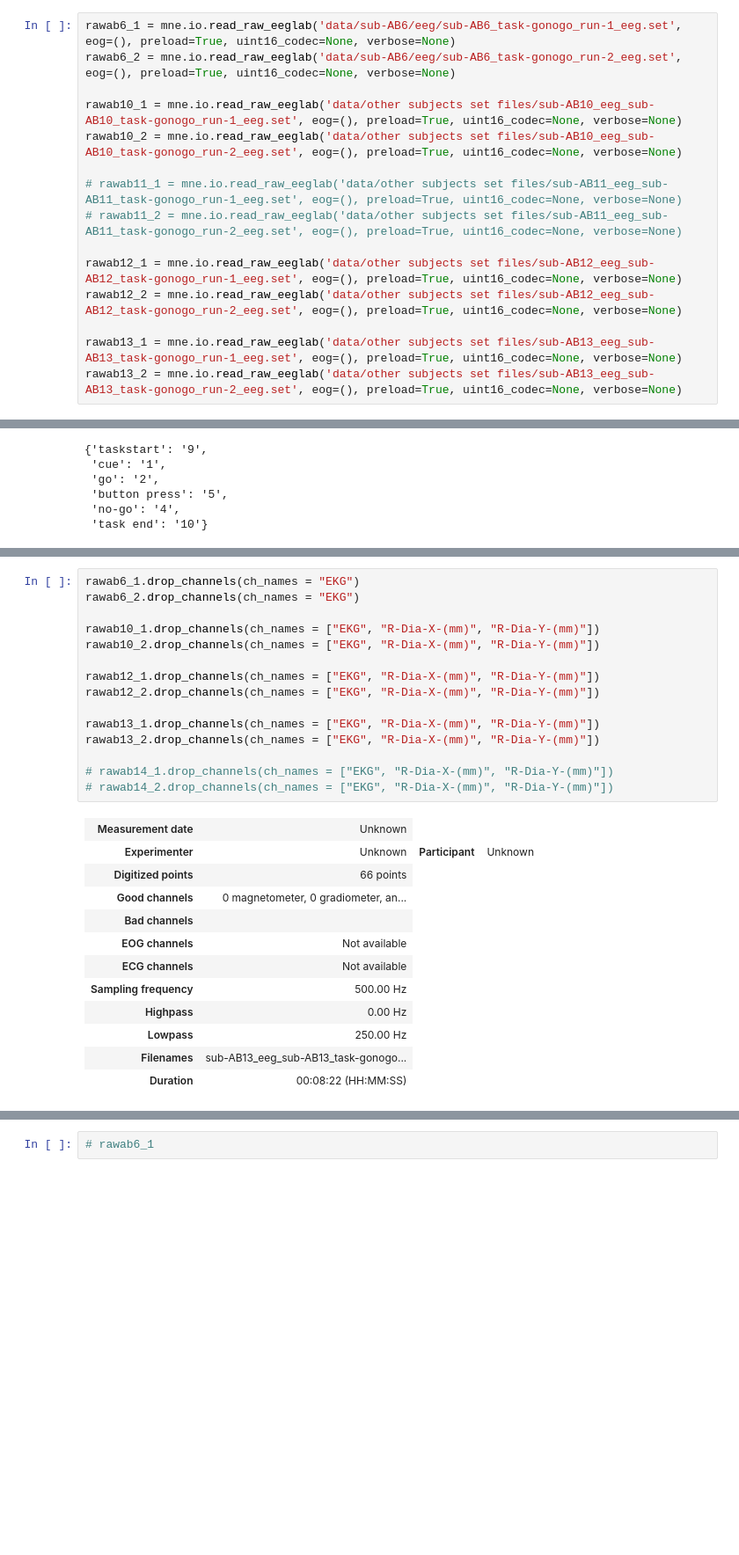
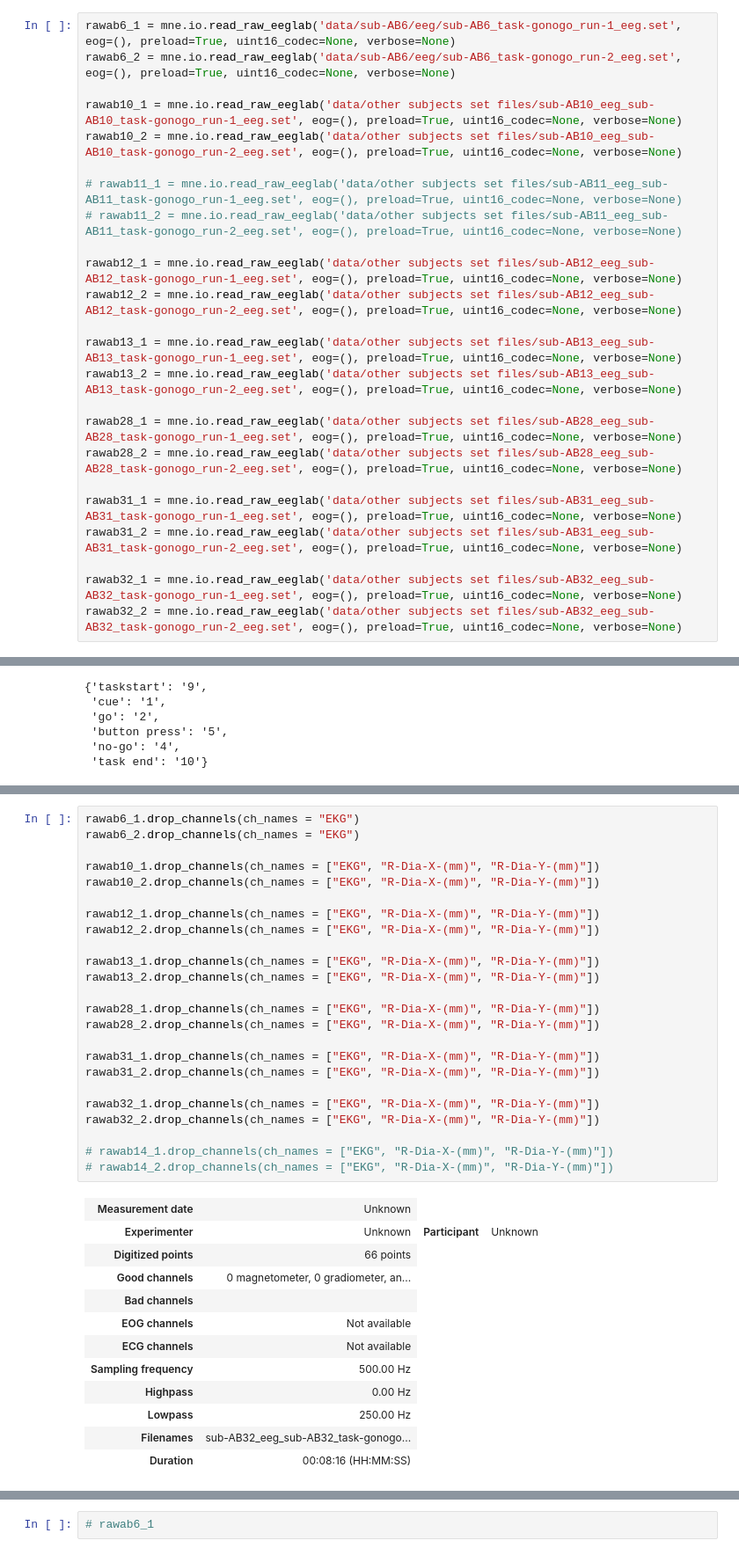
Before and after one commit to Arush0113/EEG_Pipeline, a Jupyter notebook: team02/Raw Code Implementation/Implementing_raw_code.ipynb, the cells around one changed output, grey strips where cells are left out. Shown at 88% size. Cells and saved outputs as stored; diff of their text form; blank space fills up the shorter version.

```diff
--- a/team02/Raw Code Implementation/Implementing_raw_code.ipynb
+++ b/team02/Raw Code Implementation/Implementing_raw_code.ipynb
@@ -61,6 +62,15 @@ rawab12_2 = mne.io.read_raw_eeglab('data/other subjects set files/sub-AB12_eeg_s
 
 rawab13_1 = mne.io.read_raw_eeglab('data/other subjects set files/sub-AB13_eeg_sub-AB13_task-gonogo_run-1_eeg.set', eog=(), preload=True, uint16_codec=None, verbose=None)
 rawab13_2 = mne.io.read_raw_eeglab('data/other subjects set files/sub-AB13_eeg_sub-AB13_task-gonogo_run-2_eeg.set', eog=(), preload=True, uint16_codec=None, verbose=None)
+
+rawab28_1 = mne.io.read_raw_eeglab('data/other subjects set files/sub-AB28_eeg_sub-AB28_task-gonogo_run-1_eeg.set', eog=(), preload=True, uint16_codec=None, verbose=None)
+rawab28_2 = mne.io.read_raw_eeglab('data/other subjects set files/sub-AB28_eeg_sub-AB28_task-gonogo_run-2_eeg.set', eog=(), preload=True, uint16_codec=None, verbose=None)
+
+rawab31_1 = mne.io.read_raw_eeglab('data/other subjects set files/sub-AB31_eeg_sub-AB31_task-gonogo_run-1_eeg.set', eog=(), preload=True, uint16_codec=None, verbose=None)
+rawab31_2 = mne.io.read_raw_eeglab('data/other subjects set files/sub-AB31_eeg_sub-AB31_task-gonogo_run-2_eeg.set', eog=(), preload=True, uint16_codec=None, verbose=None)
+
+rawab32_1 = mne.io.read_raw_eeglab('data/other subjects set files/sub-AB32_eeg_sub-AB32_task-gonogo_run-1_eeg.set', eog=(), preload=True, uint16_codec=None, verbose=None)
+rawab32_2 = mne.io.read_raw_eeglab('data/other subjects set files/sub-AB32_eeg_sub-AB32_task-gonogo_run-2_eeg.set', eog=(), preload=True, uint16_codec=None, verbose=None)
 # %%
 rawab6_1.plot()
 rawab10_1.plot()
@@ -131,28 +165,37 @@ event_id
 # %%
 rawab6_1.drop_channels(ch_names = "EKG")
 rawab6_2.drop_channels(ch_names = "EKG")
 
 rawab10_1.drop_channels(ch_names = ["EKG", "R-Dia-X-(mm)", "R-Dia-Y-(mm)"])
 rawab10_2.drop_channels(ch_names = ["EKG", "R-Dia-X-(mm)", "R-Dia-Y-(mm)"])
 
 rawab12_1.drop_channels(ch_names = ["EKG", "R-Dia-X-(mm)", "R-Dia-Y-(mm)"])
 rawab12_2.drop_channels(ch_names = ["EKG", "R-Dia-X-(mm)", "R-Dia-Y-(mm)"])
 
 rawab13_1.drop_channels(ch_names = ["EKG", "R-Dia-X-(mm)", "R-Dia-Y-(mm)"])
 rawab13_2.drop_channels(ch_names = ["EKG", "R-Dia-X-(mm)", "R-Dia-Y-(mm)"])
 
+rawab28_1.drop_channels(ch_names = ["EKG", "R-Dia-X-(mm)", "R-Dia-Y-(mm)"])
+rawab28_2.drop_channels(ch_names = ["EKG", "R-Dia-X-(mm)", "R-Dia-Y-(mm)"])
+
+rawab31_1.drop_channels(ch_names = ["EKG", "R-Dia-X-(mm)", "R-Dia-Y-(mm)"])
+rawab31_2.drop_channels(ch_names = ["EKG", "R-Dia-X-(mm)", "R-Dia-Y-(mm)"])
+
+rawab32_1.drop_channels(ch_names = ["EKG", "R-Dia-X-(mm)", "R-Dia-Y-(mm)"])
+rawab32_2.drop_channels(ch_names = ["EKG", "R-Dia-X-(mm)", "R-Dia-Y-(mm)"])
+
 # rawab14_1.drop_channels(ch_names = ["EKG", "R-Dia-X-(mm)", "R-Dia-Y-(mm)"])
 # rawab14_2.drop_channels(ch_names = ["EKG", "R-Dia-X-(mm)", "R-Dia-Y-(mm)"])
 # %% [output]
 | Measurement date | Unknown |
 | Experimenter | Unknown | Participant | Unknown |
 | Digitized points | 66 points |
 | Good channels | 0 magnetometer, 0 gradiometer, an... |
 | Bad channels |  |
 | EOG channels | Not available |
 | ECG channels | Not available |
 | Sampling frequency | 500.00 Hz |
 | Highpass | 0.00 Hz |
 | Lowpass | 250.00 Hz |
-| Filenames | sub-AB13_eeg_sub-AB13_task-gonogo... |
-| Duration | 00:08:22 (HH:MM:SS) |
+| Filenames | sub-AB32_eeg_sub-AB32_task-gonogo... |
+| Duration | 00:08:16 (HH:MM:SS) |
```
Also changed, not shown: parts of 25 cells of this notebook.
